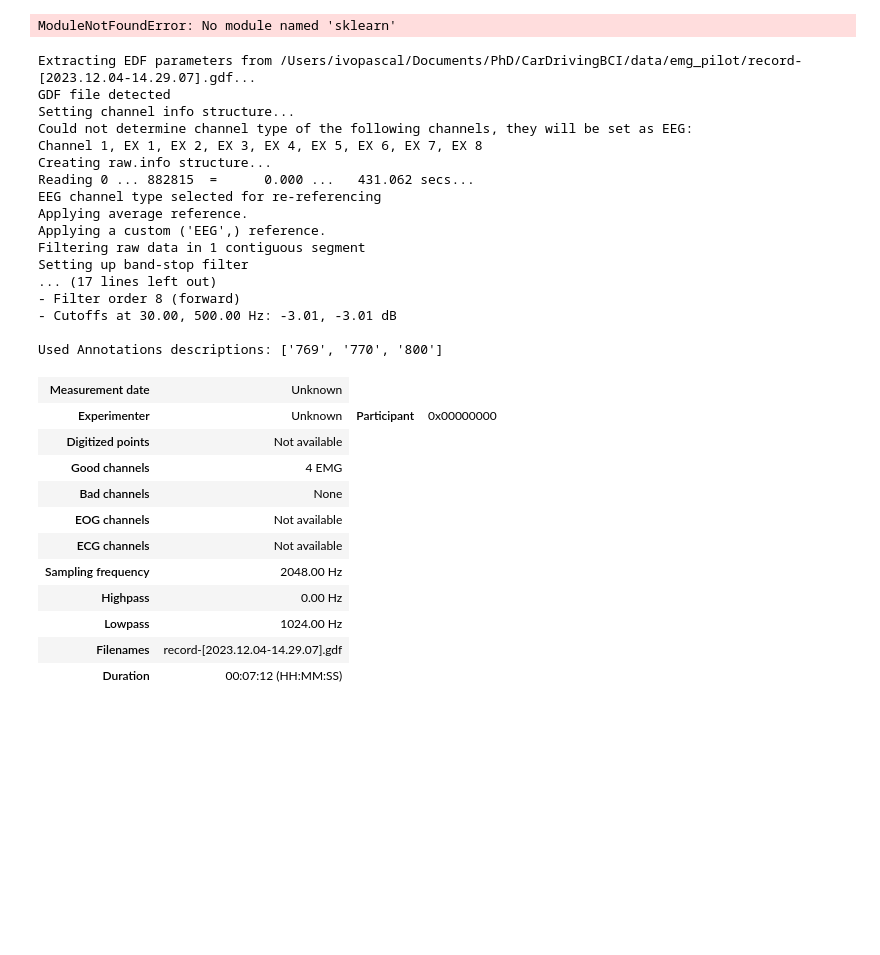
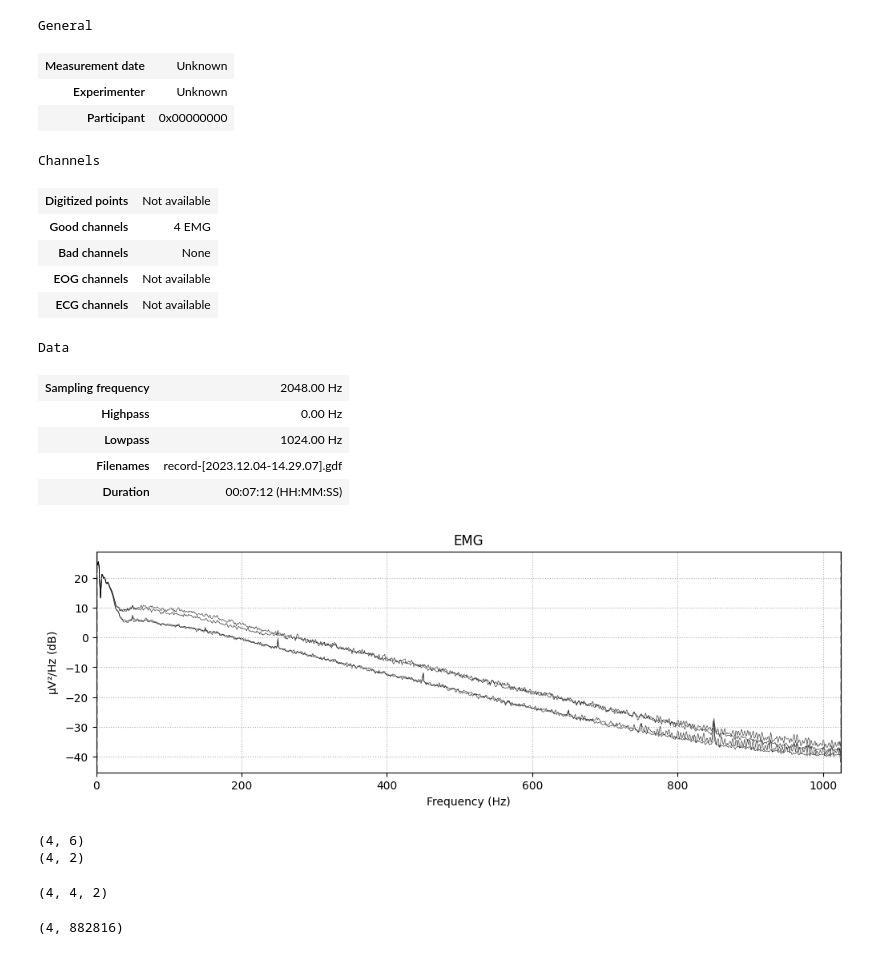
Before and after one commit to ivopascal/emg_classifier, a Jupyter notebook: notebooks/emg_online.ipynb, the cells around one changed output. Saved outputs shown, nothing was run; the diff lists cells and outputs as text; code cells hidden in the pictures; blank space fills up the shorter version.

```diff
--- a/notebooks/emg_online.ipynb
+++ b/notebooks/emg_online.ipynb
@@ -7,7 +7,7 @@ from sklearn.metrics import classification_report
 from sklearn.discriminant_analysis import LinearDiscriminantAnalysis as LDA
 
 
-data_folder = '../data/emg_pilot/'
+data_folder = '../data/'
 filename_small_movements = "record-[2023.12.04-14.29.07].gdf"
 
 
@@ -16,47 +16,39 @@ right_hand_event = "770"
 end_of_trial_event = "800"
 
 event_ids = dict(left=1, right=2, rest=3)
-# %% [output]
-ModuleNotFoundError: No module named 'sklearn'
 # %%
 raw = mne.io.read_raw_gdf(data_folder + filename_small_movements,
                              preload=True)
 raw = raw.drop_channels("Channel 1").pick(["EX 1", "EX 2", "EX 3", "EX 4"])
 raw = raw.set_eeg_reference()
 raw = raw.set_channel_types(dict.fromkeys(raw.ch_names, "emg"))
 
-raw = raw.notch_filter(np.arange(50, 501, 50), picks='emg', method='fir', phase='minimum') # Multiple notches only implemented for FIR
+# raw = raw.notch_filter(50, picks='emg', method='iir', phase='forward') # Multiple notches only implemented for FIR
 
-raw = raw.filter(30, 500, picks='emg', method='iir', phase='forward')
+# raw = raw.filter(30, 500, picks='emg', method='iir', phase='forward')
 events, _ = mne.events_from_annotations(raw, event_id={left_hand_event: 1, right_hand_event: 2, end_of_trial_event: 3})
 raw
 # %% [output]
-Extracting EDF parameters from /Users/ivopascal/Documents/PhD/CarDrivingBCI/data/emg_pilot/record-[2023.12.04-14.29.07].gdf...
-GDF file detected
-Setting channel info structure...
-Could not determine channel type of the following channels, they will be set as EEG:
-Channel 1, EX 1, EX 2, EX 3, EX 4, EX 5, EX 6, EX 7, EX 8
-Creating raw.info structure...
-Reading 0 ... 882815  =      0.000 ...   431.062 secs...
-EEG channel type selected for re-referencing
-Applying average reference.
-Applying a custom ('EEG',) reference.
-Filtering raw data in 1 contiguous segment
-Setting up band-stop filter
-... (17 lines left out)
-- Filter order 8 (forward)
-- Cutoffs at 30.00, 500.00 Hz: -3.01, -3.01 dB
-
-Used Annotations descriptions: ['769', '770', '800']
+General
 | Measurement date | Unknown |
-| Experimenter | Unknown | Participant | 0x00000000 |
-| Digitized points | Not available |
-| Good channels | 4 EMG |
-| Bad channels | None |
-| EOG channels | Not available |
-| ECG channels | Not available |
-| Sampling frequency | 2048.00 Hz |
-| Highpass | 0.00 Hz |
-| Lowpass | 1024.00 Hz |
-| Filenames | record-[2023.12.04-14.29.07].gdf |
-| Duration | 00:07:12 (HH:MM:SS) |
+| Experimenter | Unknown |
+| Participant | 0x00000000 |
+Channels
+| Digitized points | Not available |
+| Good channels | 4 EMG |
+| Bad channels | None |
+| EOG channels | Not available |
+| ECG channels | Not available |
+Data
+| Sampling frequency | 2048.00 Hz |
+| Highpass | 0.00 Hz |
+| Lowpass | 1024.00 Hz |
+| Filenames | record-[2023.12.04-14.29.07].gdf |
+| Duration | 00:07:12 (HH:MM:SS) |
+# %%
+
+
+raw.compute_psd(picks='emg').plot(picks='emg')
+plt.show()
+# %% [output]
+[figure, added]
@@ -62,0 +71,6 @@ Used Annotations descriptions: ['769', '770', '800']
+# %%
+print(filters[0]['sos'].shape)
+print(zi.shape)
+# %% [output]
+(4, 6)
+(4, 2)
@@ -62,0 +79,8 @@ Used Annotations descriptions: ['769', '770', '800']
+# %%
+zi.shape
+# %% [output]
+(4, 4, 2)
+# %%
+raw_data.shape
+# %% [output]
+(4, 882816)
```
Also changed, not shown: parts of 22 cells of this notebook, 5 other files.
